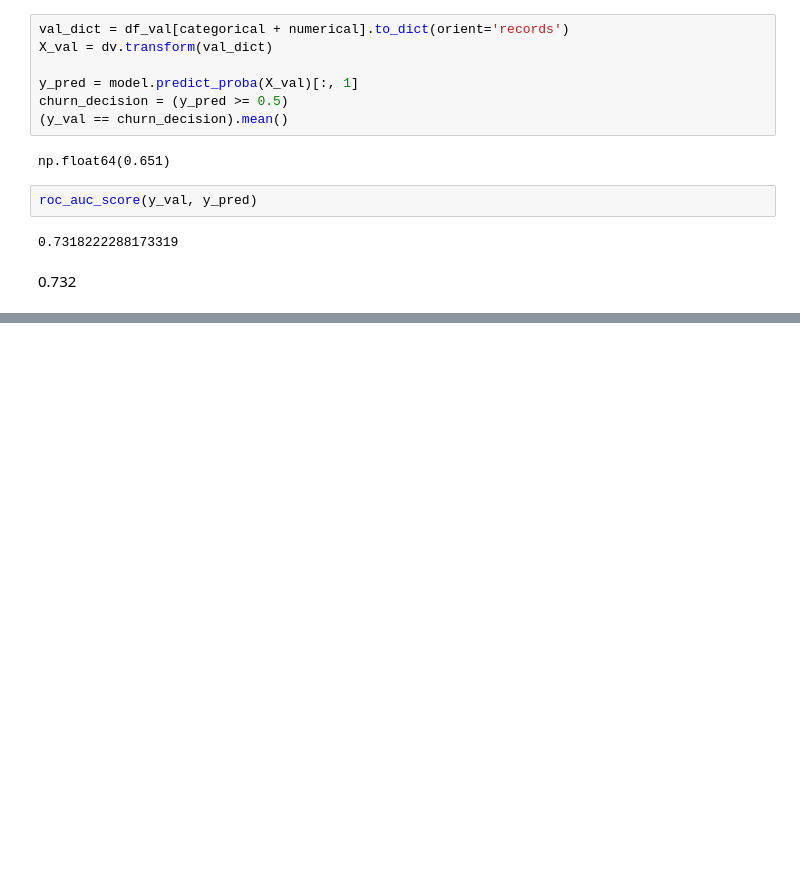
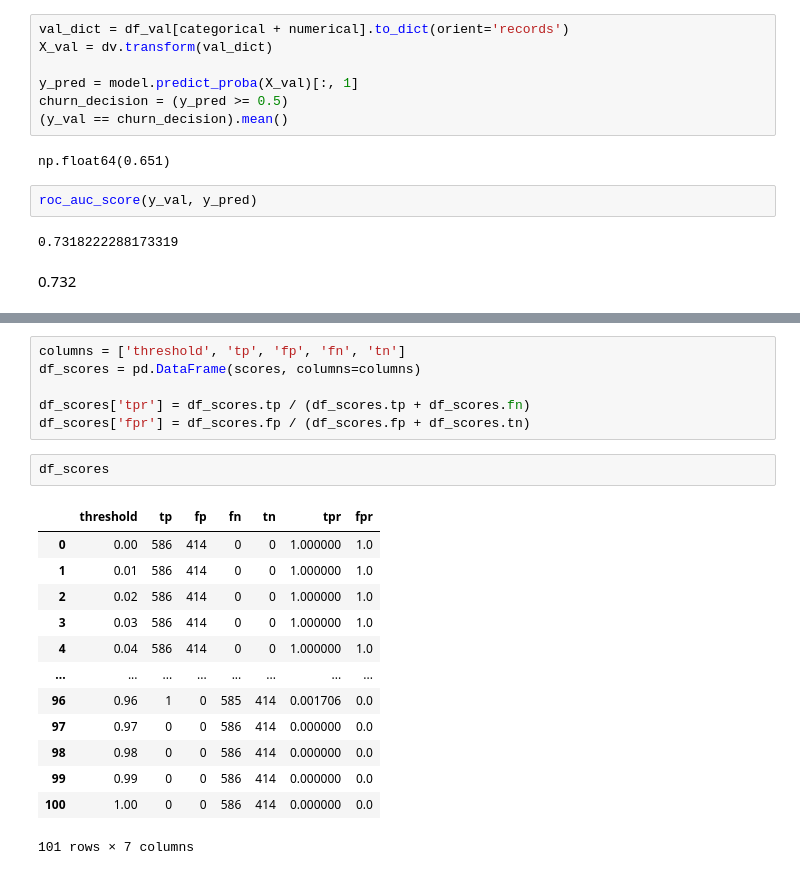
Before and after one commit to nachiketnasa/machine-learning-zoomcamp, a Jupyter notebook: homework_4.ipynb, the cells around one changed output, grey strips where cells are left out. Cells and saved outputs as stored; diff of their text form; blank space fills up the shorter version.

```diff
--- a/homework_4.ipynb
+++ b/homework_4.ipynb
@@ -147,0 +190,22 @@ roc_auc_score(y_val, y_pred)
+# %%
+columns = ['threshold', 'tp', 'fp', 'fn', 'tn']
+df_scores = pd.DataFrame(scores, columns=columns)
+
+df_scores['tpr'] = df_scores.tp / (df_scores.tp + df_scores.fn)
+df_scores['fpr'] = df_scores.fp / (df_scores.fp + df_scores.tn)
+# %%
+df_scores
+# %% [output]
+|  | threshold | tp | fp | fn | tn | tpr | fpr |
+| 0 | 0.00 | 586 | 414 | 0 | 0 | 1.000000 | 1.0 |
+| 1 | 0.01 | 586 | 414 | 0 | 0 | 1.000000 | 1.0 |
+| 2 | 0.02 | 586 | 414 | 0 | 0 | 1.000000 | 1.0 |
+| 3 | 0.03 | 586 | 414 | 0 | 0 | 1.000000 | 1.0 |
+| 4 | 0.04 | 586 | 414 | 0 | 0 | 1.000000 | 1.0 |
+| ... | ... | ... | ... | ... | ... | ... | ... |
+| 96 | 0.96 | 1 | 0 | 585 | 414 | 0.001706 | 0.0 |
+| 97 | 0.97 | 0 | 0 | 586 | 414 | 0.000000 | 0.0 |
+| 98 | 0.98 | 0 | 0 | 586 | 414 | 0.000000 | 0.0 |
+| 99 | 0.99 | 0 | 0 | 586 | 414 | 0.000000 | 0.0 |
+| 100 | 1.00 | 0 | 0 | 586 | 414 | 0.000000 | 0.0 |
+101 rows × 7 columns
```
Also changed, not shown: parts of 16 cells of this notebook.
